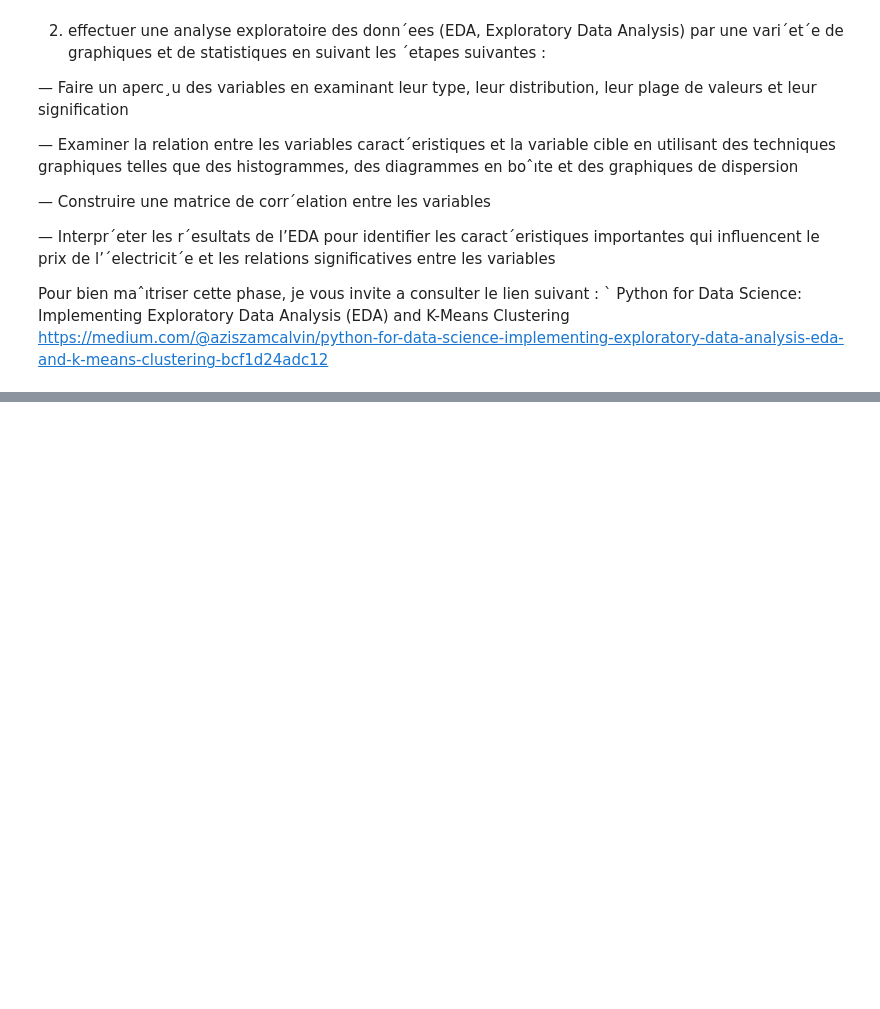
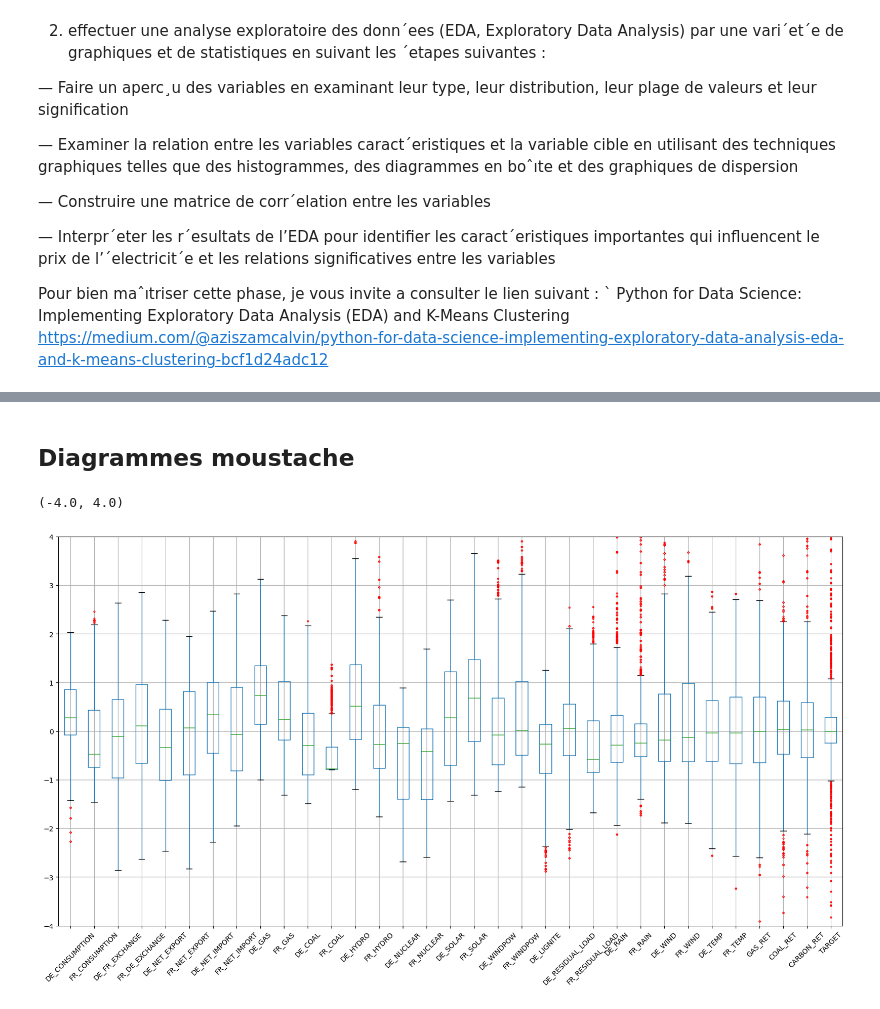
Before and after one commit to CorentinP1234/PROJETML, a Jupyter notebook: 3-Analyse exploratoire des donnees.ipynb, the cells around one changed output, grey strips where cells are left out. Saved outputs shown, nothing was run; the diff lists cells and outputs as text; code cells hidden in the pictures; blank space fills up the shorter version.

```diff
--- a/3-Analyse exploratoire des donnees.ipynb
+++ b/3-Analyse exploratoire des donnees.ipynb
@@ -22,0 +99,16 @@ https://medium.com/@aziszamcalvin/python-for-data-science-implementing-explorato
+# %% [markdown]
+## Diagrammes moustache
+# %%
+flierprops = {
+    'markersize': 2,
+    'markeredgecolor': 'r',
+}
+
+y_lim = 4
+
+data_xy.boxplot(column=numeric_cols.tolist(), figsize=(20,10), flierprops=flierprops)
+plt.xticks(rotation=45, fontsize=10);
+plt.ylim([-y_lim, y_lim])
+# %% [output]
+(-4.0, 4.0)
+[figure, added]
```
Also changed, not shown: parts of 15 cells of this notebook, 1 other file.
